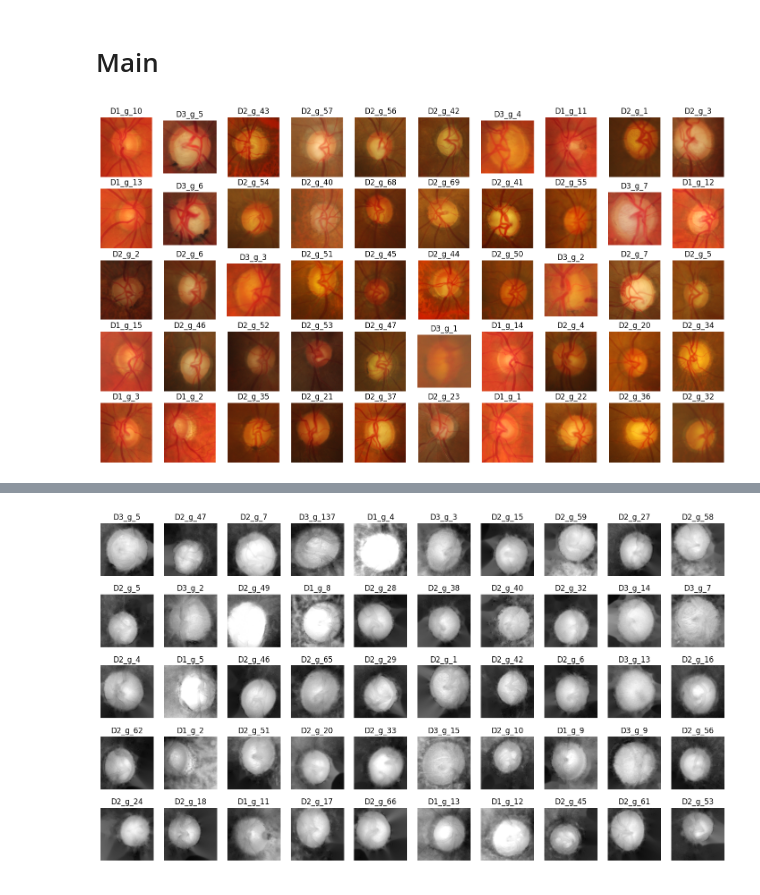
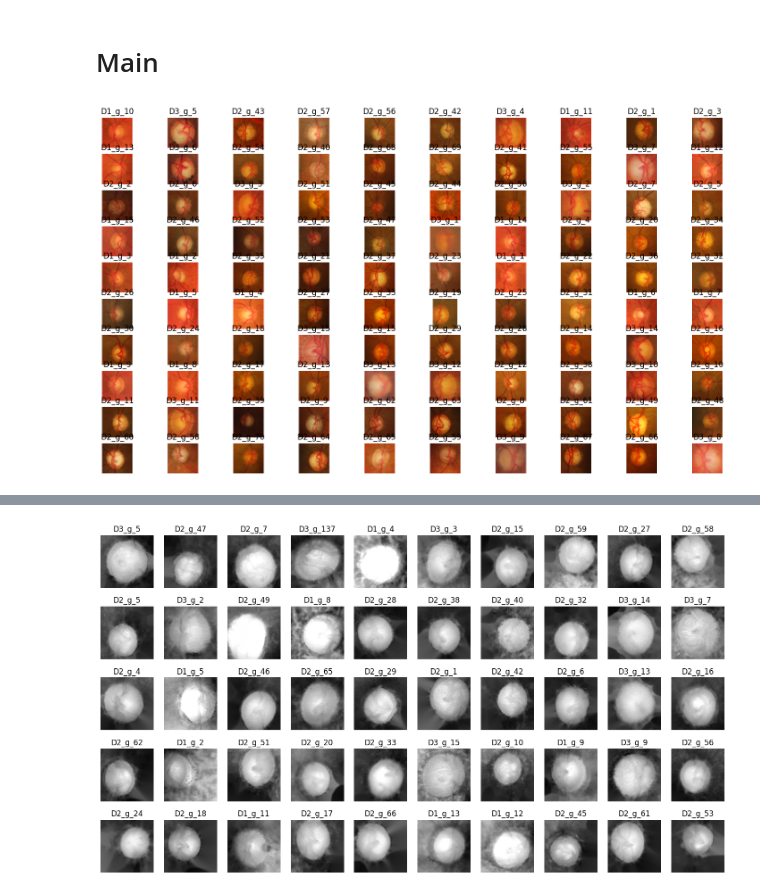
Before and after one commit to tsdhrm/ayoluluss2, a Jupyter notebook: assembling/try-all/t2.ipynb, the cells around one changed output, grey strips where cells are left out. Drawn from its saved outputs; the diff is of its cells as text; code cells hidden in the pictures.

```diff
--- a/assembling/try-all/t2.ipynb
+++ b/assembling/try-all/t2.ipynb
@@ -69,15 +69,18 @@ def get_the_roi(imgs):
     wlim = 140
     for img in imgs:
         if imgs[img].shape[0] > 400:
-            cropped = imgs[img][130:-50,200:-150]
-            gray_img = cv2.cvtColor(cropped, cv2.COLOR_RGB2GRAY)
+            cropped = imgs[img][130:-50,200:-165]
+            gray_img= cv2.cvtColor(cropped, cv2.COLOR_RGB2GRAY)
             xmax = cv2.minMaxLoc(gray_img)[3][0]
             ymax = cv2.minMaxLoc(gray_img)[3][1]
-            # rois[img] = cropped[-(ymax+300):ymax+200, xmax-150:cropped.shape[1]-(cropped.shape[1]-(xmax+150))]
-            rois[img] = cropped[ymax-170:ymax+200, xmax-170:cropped.shape[1]-(cropped.shape[1]-(xmax+150))]
+            # rois[img] = cropped[ymax-170:ymax+200, xmax-170:cropped.shape[1]-(cropped.shape[1]-(xmax+150))]
+            # rois[img] = cropped[:, xmax:cropped.shape[1]-(cropped.shape[1]-(xmax+150))]
+            rois[img] = cropped[ymax-180:ymax+180,
+                                abs(xmax-180)
+                                :cropped.shape[1]-(cropped.shape[1]-(xmax+180))]
         else:
             rois[img] = imgs[img]
-    display_all(rois, (5,10), False)
+    display_all(rois, (10,10), True)
     return rois
 # %% [markdown]
 ## Vessel Removal
@@ -143,9 +149,9 @@ def extract_od(imgs):
 # %%
 rsz_imgs = resize_all(images)
 # %%
-all_roi = get_the_roi(rsz_imgs)
+all_roi = get_the_roi(rsz_imgs.copy())
 # %% [output]
-[figure, old version]
+[figure, new version]
 # %%
 wo_vsl = remove_vessels(all_roi.copy())
 # %% [output]
```
Also changed, not shown: parts of 2 cells of this notebook, 2 other files.
